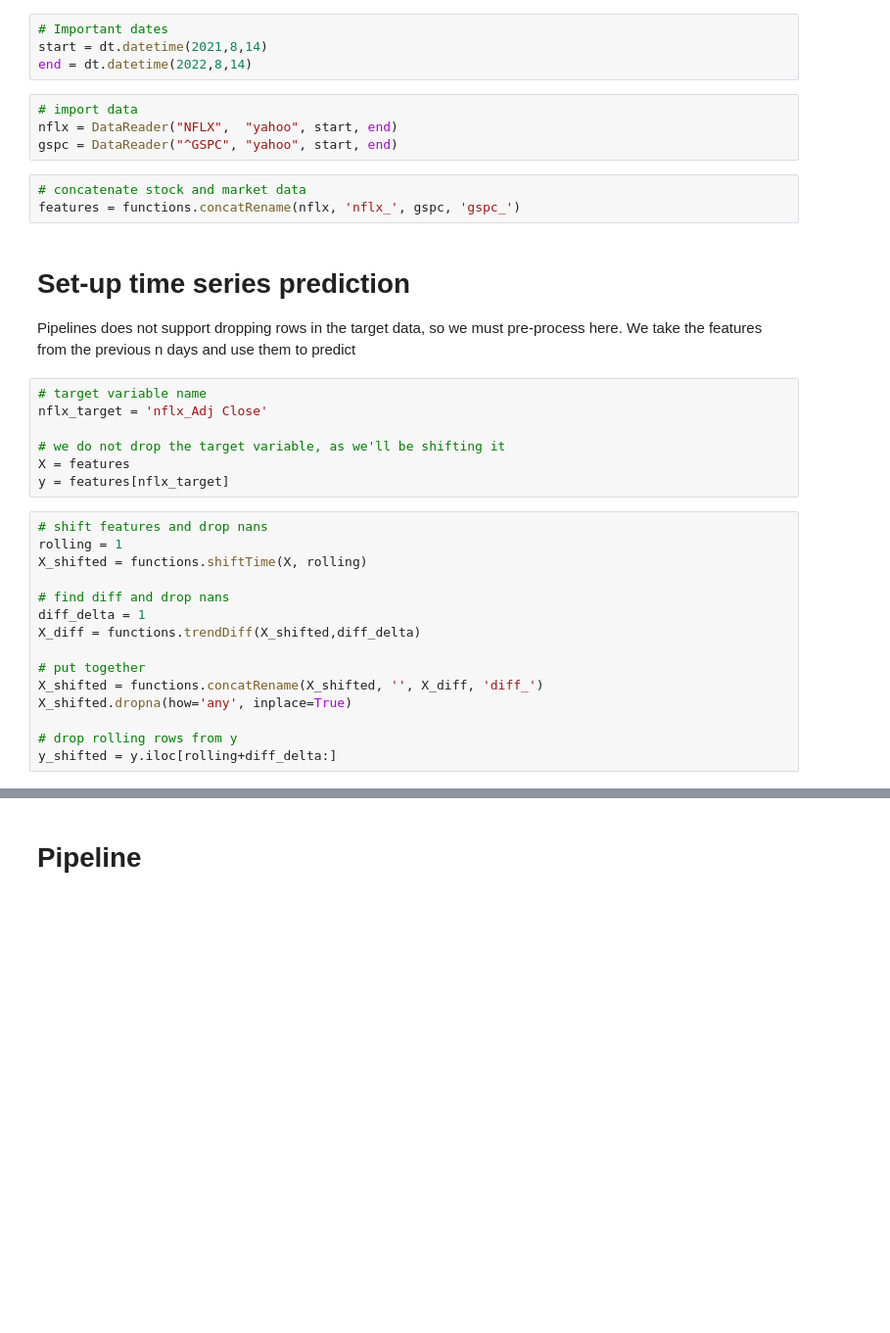
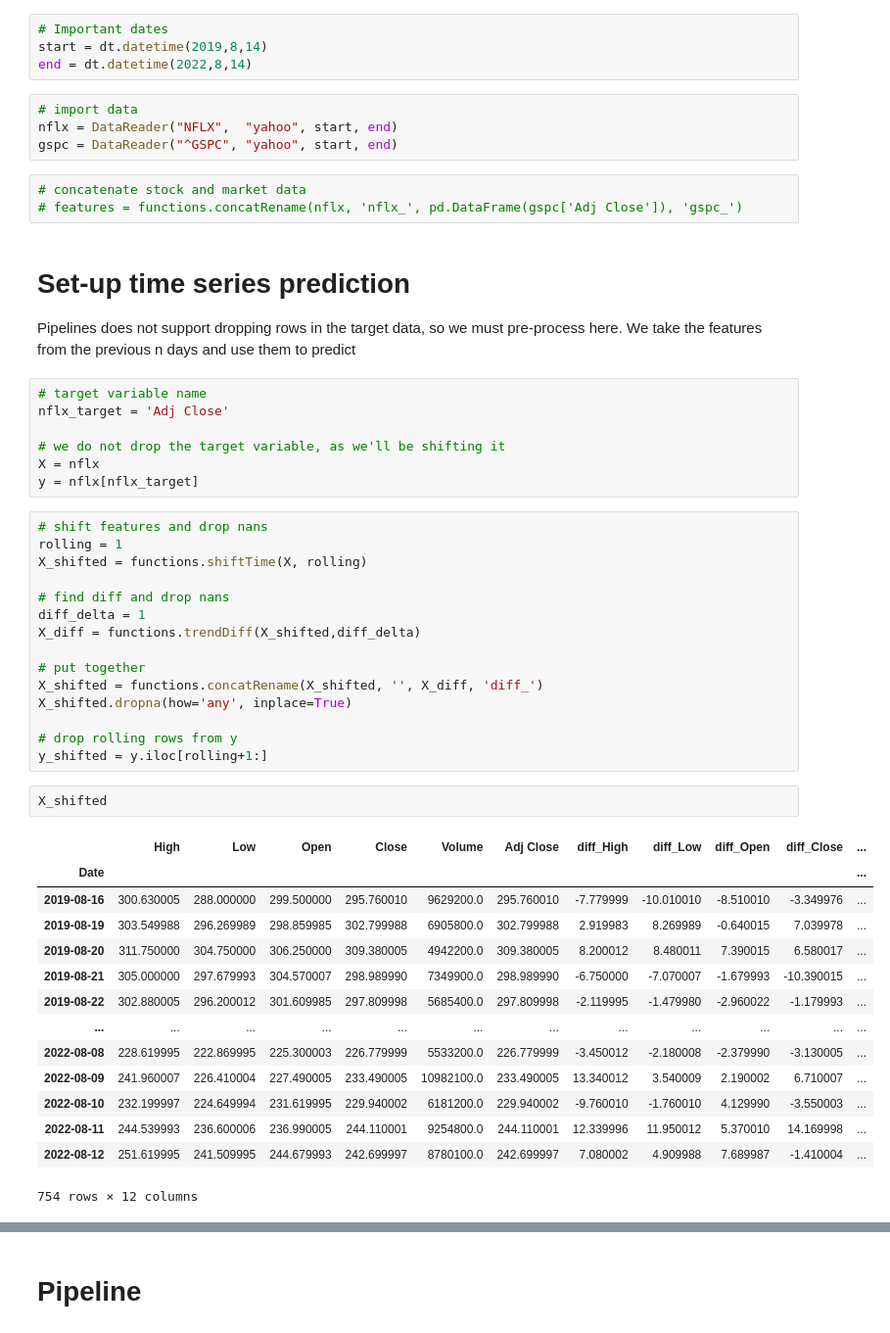
Before and after one commit to Velvox/lhl_capstone, a Jupyter notebook: src/baseline_supervised_v2.ipynb, the cells around one changed output, grey strips where cells are left out. Shown: that part at 98% size. Saved outputs shown, nothing was run; the diff lists cells and outputs as text; blank space fills up the shorter version.

```diff
--- a/src/baseline_supervised_v2.ipynb
+++ b/src/baseline_supervised_v2.ipynb
@@ -36,7 +41,7 @@ from modules import functions
 # Market Data Gathering
 # %%
 # Important dates
-start = dt.datetime(2021,8,14)
+start = dt.datetime(2019,8,14)
 end = dt.datetime(2022,8,14)
 # %%
 # import data
@@ -44,18 +49,18 @@ nflx = DataReader("NFLX",  "yahoo", start, end)
 gspc = DataReader("^GSPC", "yahoo", start, end)
 # %%
 # concatenate stock and market data
-features = functions.concatRename(nflx, 'nflx_', gspc, 'gspc_')
+# features = functions.concatRename(nflx, 'nflx_', pd.DataFrame(gspc['Adj Close']), 'gspc_')
 # %% [markdown]
 # Set-up time series prediction
 
 Pipelines does not support dropping rows in the target data, so we must pre-process here. We take the features from the previous n days and use them to predict
 # %%
 # target variable name
-nflx_target = 'nflx_Adj Close'
+nflx_target = 'Adj Close'
 
 # we do not drop the target variable, as we'll be shifting it
-X = features
-y = features[nflx_target]
+X = nflx
+y = nflx[nflx_target]
 # %%
 # shift features and drop nans
 rolling = 1
@@ -70,6 +75,23 @@ X_shifted = functions.concatRename(X_shifted, '', X_diff, 'diff_')
 X_shifted.dropna(how='any', inplace=True)
 
 # drop rolling rows from y
-y_shifted = y.iloc[rolling+diff_delta:]
+y_shifted = y.iloc[rolling+1:]
+# %%
+X_shifted
+# %% [output]
+|  | High | Low | Open | Close | Volume | Adj Close | diff_High | diff_Low | diff_Open | diff_Close | ... |
+| Date |  |  |  |  |  |  |  |  |  |  | ... |
+| 2019-08-16 | 300.630005 | 288.000000 | 299.500000 | 295.760010 | 9629200.0 | 295.760010 | -7.779999 | -10.010010 | -8.510010 | -3.349976 | ... |
+| 2019-08-19 | 303.549988 | 296.269989 | 298.859985 | 302.799988 | 6905800.0 | 302.799988 | 2.919983 | 8.269989 | -0.640015 | 7.039978 | ... |
+| 2019-08-20 | 311.750000 | 304.750000 | 306.250000 | 309.380005 | 4942200.0 | 309.380005 | 8.200012 | 8.480011 | 7.390015 | 6.580017 | ... |
+| 2019-08-21 | 305.000000 | 297.679993 | 304.570007 | 298.989990 | 7349900.0 | 298.989990 | -6.750000 | -7.070007 | -1.679993 | -10.390015 | ... |
+| 2019-08-22 | 302.880005 | 296.200012 | 301.609985 | 297.809998 | 5685400.0 | 297.809998 | -2.119995 | -1.479980 | -2.960022 | -1.179993 | ... |
+| ... | ... | ... | ... | ... | ... | ... | ... | ... | ... | ... | ... |
+| 2022-08-08 | 228.619995 | 222.869995 | 225.300003 | 226.779999 | 5533200.0 | 226.779999 | -3.450012 | -2.180008 | -2.379990 | -3.130005 | ... |
+| 2022-08-09 | 241.960007 | 226.410004 | 227.490005 | 233.490005 | 10982100.0 | 233.490005 | 13.340012 | 3.540009 | 2.190002 | 6.710007 | ... |
+| 2022-08-10 | 232.199997 | 224.649994 | 231.619995 | 229.940002 | 6181200.0 | 229.940002 | -9.760010 | -1.760010 | 4.129990 | -3.550003 | ... |
+| 2022-08-11 | 244.539993 | 236.600006 | 236.990005 | 244.110001 | 9254800.0 | 244.110001 | 12.339996 | 11.950012 | 5.370010 | 14.169998 | ... |
+| 2022-08-12 | 251.619995 | 241.509995 | 244.679993 | 242.699997 | 8780100.0 | 242.699997 | 7.080002 | 4.909988 | 7.689987 | -1.410004 | ... |
+754 rows × 12 columns
 # %%
 # take the last 0.20% for validation
```
Also changed, not shown: parts of 25 cells of this notebook, 1 other file.
